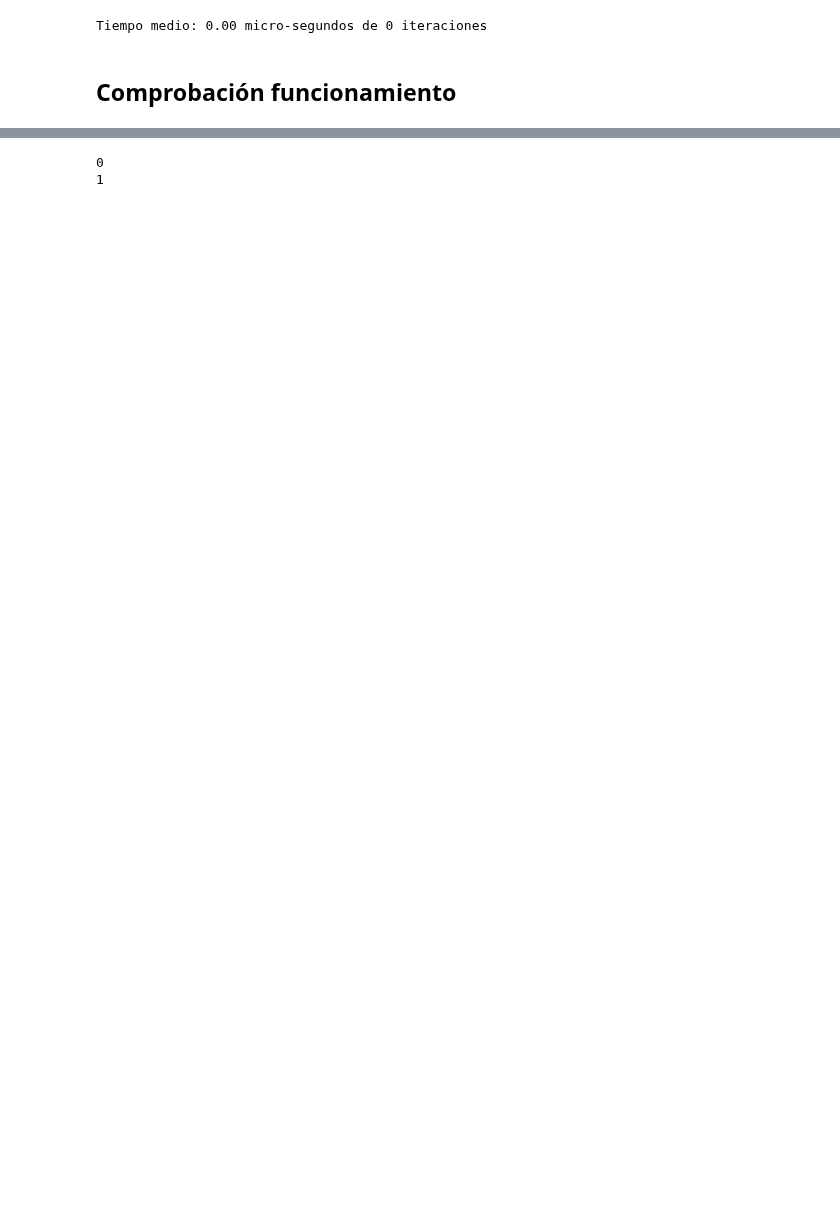
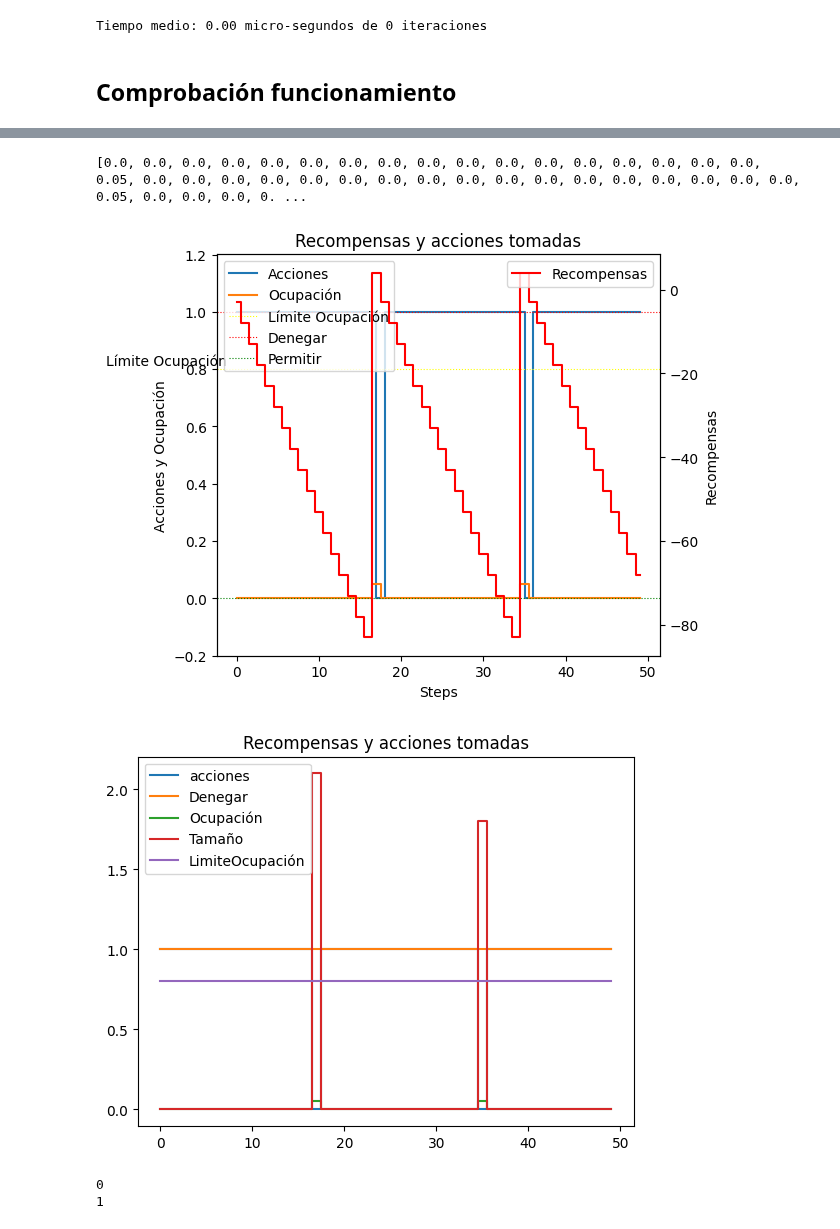
Before and after one commit to CesarRodrigu/GII-24.19-contramedidas-IoT-mediante-reinforcement-learning, a Jupyter notebook: RedInicial.ipynb, the cells around one changed output, grey strips where cells are left out. Drawn from its saved outputs; the diff is of its cells as text; code cells hidden in the pictures; blank space fills up the shorter version.

```diff
--- a/RedInicial.ipynb
+++ b/RedInicial.ipynb
@@ -493,3 +495,73 @@ plt.show()
+# %%
+print(ocu)
+fig, ax1 = plt.subplots()
+
+# Configurar el eje X e Y
+ax1.set_xlabel('Steps')
+ax1.set_ylabel('Acciones y Ocupación')
+
+# Graficar las acciones y la ocupación
+ax1.step(range(len(acciones)), acciones, label="Acciones", where='post')
+#ax1.step(range(len(acciones)), [1] * len(acciones), label="Denegar", where='mid')  # Ajustar según tus datos
+ax1.step(range(len(ocu)), ocu, label="Ocupación", where='mid')
+
+# Crear línea horizontal en el gráfico
+ax1.axhline(y=lim_ocu, color='yellow', linestyle='dotted', linewidth=0.8, label='Límite Ocupación')
+
+# Agregar marca en el eje Y
+ticks = list(ax1.get_yticks())  # Obtener los ticks actuales
+if lim_ocu not in ticks:
+    ticks.append(lim_ocu)  # Agregar el límite de ocupación a los ticks
+ax1.set_yticks(sorted(ticks))  # Actualizar los ticks
+
+# Anotar el límite en el eje
+ax1.annotate(
+    'Límite Ocupación',
+    xy=(-0.1, lim_ocu),  # Coordenada en el eje Y
+    xytext=(-50, lim_ocu + 5),
+    textcoords='offset points',
+    fontsize=10, color='black',
+    ha='center',
+    va='center'
+)
+ax1.axhline(y=Acciones.action_to_int(Acciones.DENEGAR), color='red', linestyle='dotted', linewidth=0.8, label='Denegar')
+ax1.axhline(y=Acciones.action_to_int(Acciones.PERMITIR), color='green', linestyle='dotted', linewidth=0.8, label='Permitir')
+
+
+# Leyenda del primer eje
+ax1.legend(loc='upper left')
+
+# Crear segundo eje Y para las recompensas
+ax2 = ax1.twinx()
+ax2.set_ylabel('Recompensas')
+ax2.step(range(len(rewards)), rewards, label="Recompensas", where='mid', color='r')
+
+# Leyenda del segundo eje
+ax2.legend(loc='upper right')
+
+# Ajustar diseño y mostrar título
+fig.tight_layout()
+plt.title("Recompensas y acciones tomadas")
+plt.show()
+
+
+tam=[x/10 for x in tams]
+
+
+plt.step(range(len(acciones)), acciones, label="acciones", where='mid')
+plt.step(range(len(acciones)), [Acciones.action_to_int(Acciones.DENEGAR)]*len(acciones), label="Denegar", where='mid')
+plt.step(range(len(ocu)),ocu, label="Ocupación",where='mid')
+plt.step(range(len(tams)),tam, label="Tamaño",where='mid')
+
+plt.plot([lim_ocu]*len(ocu), label="LimiteOcupación")
+
+plt.title("Recompensas y acciones tomadas")
+plt.legend()
+plt.show()
+# %% [output]
+[0.0, 0.0, 0.0, 0.0, 0.0, 0.0, 0.0, 0.0, 0.0, 0.0, 0.0, 0.0, 0.0, 0.0, 0.0, 0.0, 0.0, 0.05, 0.0, 0.0, 0.0, 0.0, 0.0, 0.0, 0.0, 0.0, 0.0, 0.0, 0.0, 0.0, 0.0, 0.0, 0.0, 0.0, 0.0, 0.05, 0.0, 0.0, 0.0, 0. ...
+[figure, added]
+[figure, added]
 # %%
 print(Acciones.action_to_int(Acciones.PERMITIR))
 print(Acciones.action_to_int(Acciones.DENEGAR))
```
Also changed, not shown: parts of 9 cells of this notebook, 1 other file.
